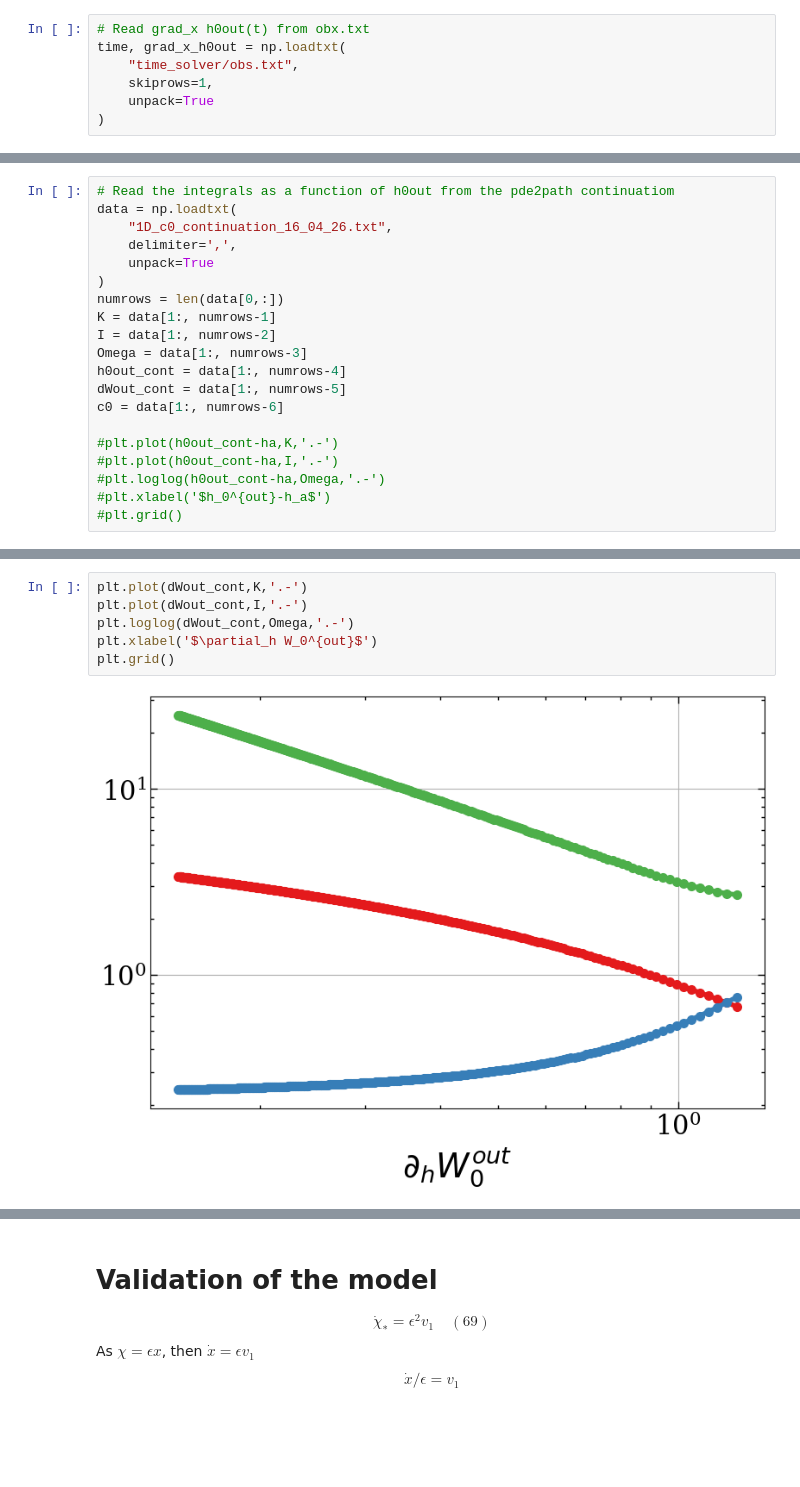
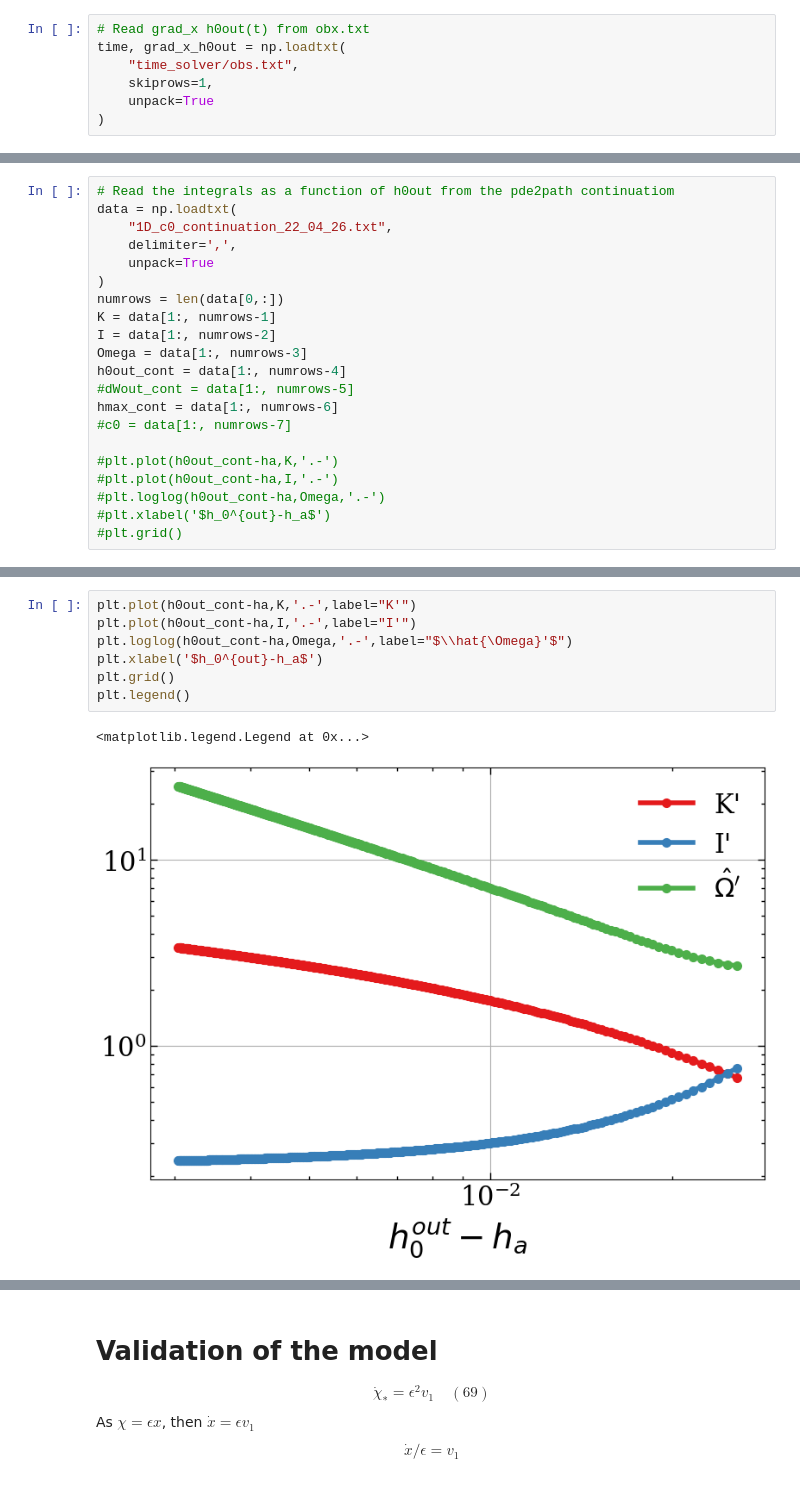
Before and after one commit to suanno/drop-dynamics, a Jupyter notebook: 1D/main.ipynb, the cells around one changed output, grey strips where cells are left out. Drawn from its saved outputs; the diff is of its cells as text; blank space fills up the shorter version.

```diff
--- a/1D/main.ipynb
+++ b/1D/main.ipynb
@@ -146,7 +133,7 @@ Then we can **interpolate** the integrals as function of $\partial_h W_0^{out}$.
 # %%
 # Read the integrals as a function of h0out from the pde2path continuatiom
 data = np.loadtxt(
-    "1D_c0_continuation_16_04_26.txt",
+    "1D_c0_continuation_22_04_26.txt",
     delimiter=',',
     unpack=True
 )
@@ -155,8 +142,9 @@ K = data[1:, numrows-1]
 I = data[1:, numrows-2]
 Omega = data[1:, numrows-3]
 h0out_cont = data[1:, numrows-4]
-dWout_cont = data[1:, numrows-5]
-c0 = data[1:, numrows-6]
+#dWout_cont = data[1:, numrows-5]
+hmax_cont = data[1:, numrows-6]
+#c0 = data[1:, numrows-7]
 
 #plt.plot(h0out_cont-ha,K,'.-')
 #plt.plot(h0out_cont-ha,I,'.-')
@@ -166,11 +164,13 @@ c0 = data[1:, numrows-6]
 # %%
-plt.plot(dWout_cont,K,'.-')
-plt.plot(dWout_cont,I,'.-')
-plt.loglog(dWout_cont,Omega,'.-')
-plt.xlabel('$\partial_h W_0^{out}$')
+plt.plot(h0out_cont-ha,K,'.-',label="K'")
+plt.plot(h0out_cont-ha,I,'.-',label="I'")
+plt.loglog(h0out_cont-ha,Omega,'.-',label="$\\hat{\Omega}'$")
+plt.xlabel('$h_0^{out}-h_a$')
 plt.grid()
+plt.legend()
 # %% [output]
+<matplotlib.legend.Legend at 0x...>
-[figure, old version]
+[figure, new version]
 # %%
 # Extrapolate the integrals I, K , Omega for the measured values of dW0out in the simulation taking the average between the closest values
 # to compute the predicted value of v1 (for each time-step of the time simulation)
```
Also changed, not shown: parts of 11 cells of this notebook, 1 other file.
